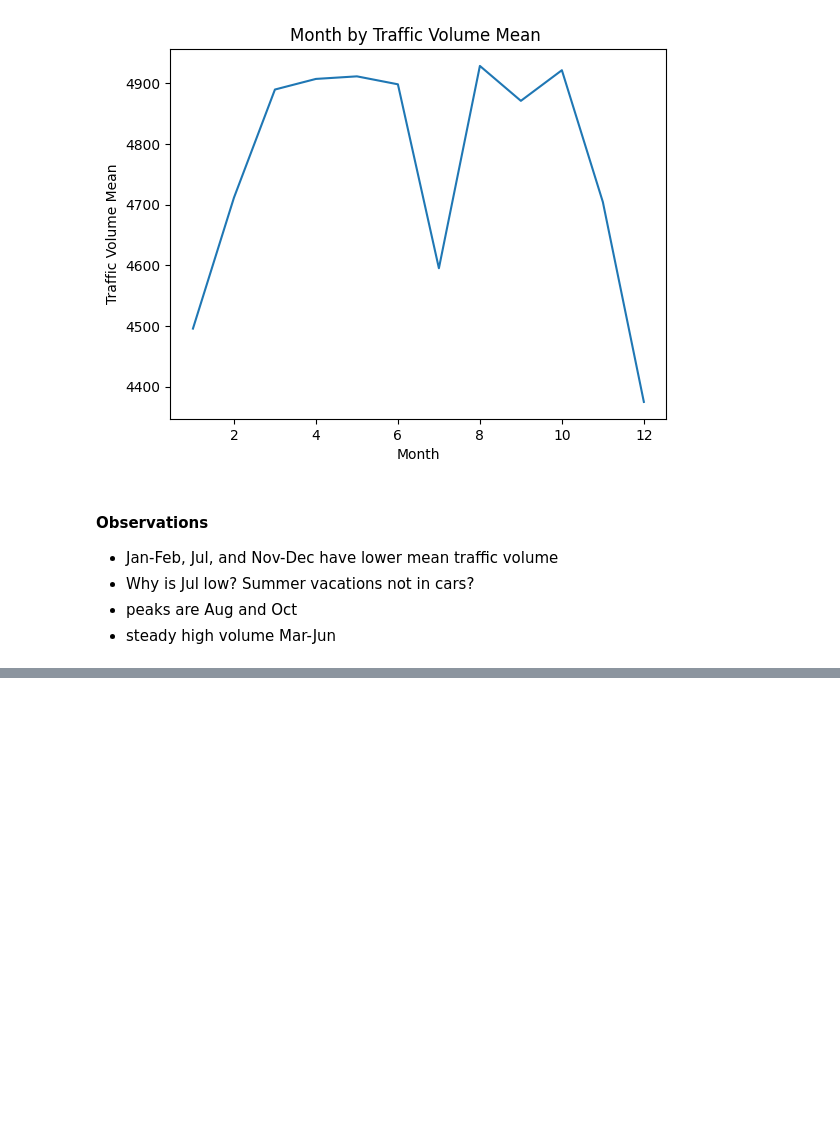
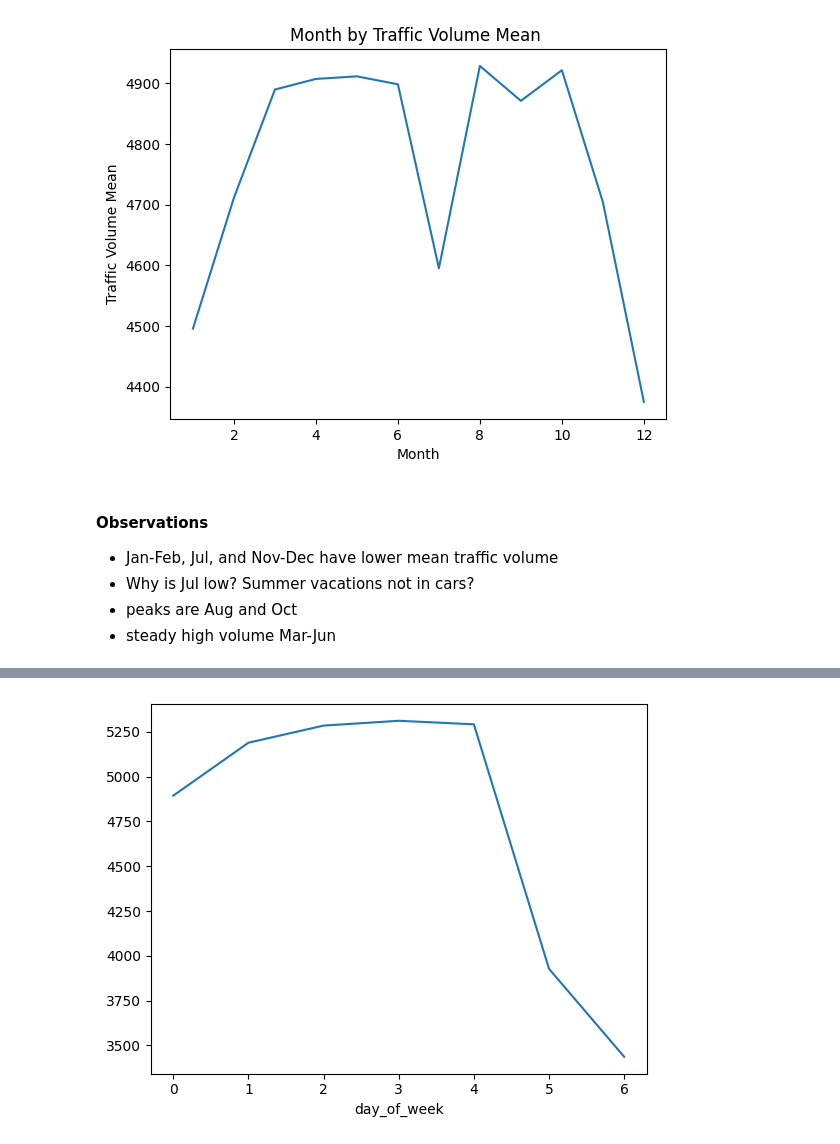
Before and after one commit to slp22/dataquest-projects, a Jupyter notebook: 2_2_dataquest-interstate-traffic-volume.ipynb, the cells around one changed output, grey strips where cells are left out. Drawn from its saved outputs; the diff is of its cells as text; code cells hidden in the pictures; blank space fills up the shorter version.

Commit message:
6 time indicators (part 2)

```diff
--- a/2_2_dataquest-interstate-traffic-volume.ipynb
+++ b/2_2_dataquest-interstate-traffic-volume.ipynb
@@ -273,0 +276,7 @@ plt.show()
+# %%
+# group by day of the week
+# 0=Monday, 6=Sunday
+
+day['day_of_week'] = day['date_time'].dt.dayofweek
+by_day_of_week = day.groupby('day_of_week').mean(numeric_only=True)
+by_day_of_week['traffic_volume']
@@ -273,0 +293,8 @@ plt.show()
+# %%
+# by_month['traffic_volume'].plot.line()
+# line plot for day of the week
+
+by_day_of_week['traffic_volume'].plot.line()
+plt.show()
+# %% [output]
+[figure, added]
```
Also changed, not shown: parts of 3 cells of this notebook.
